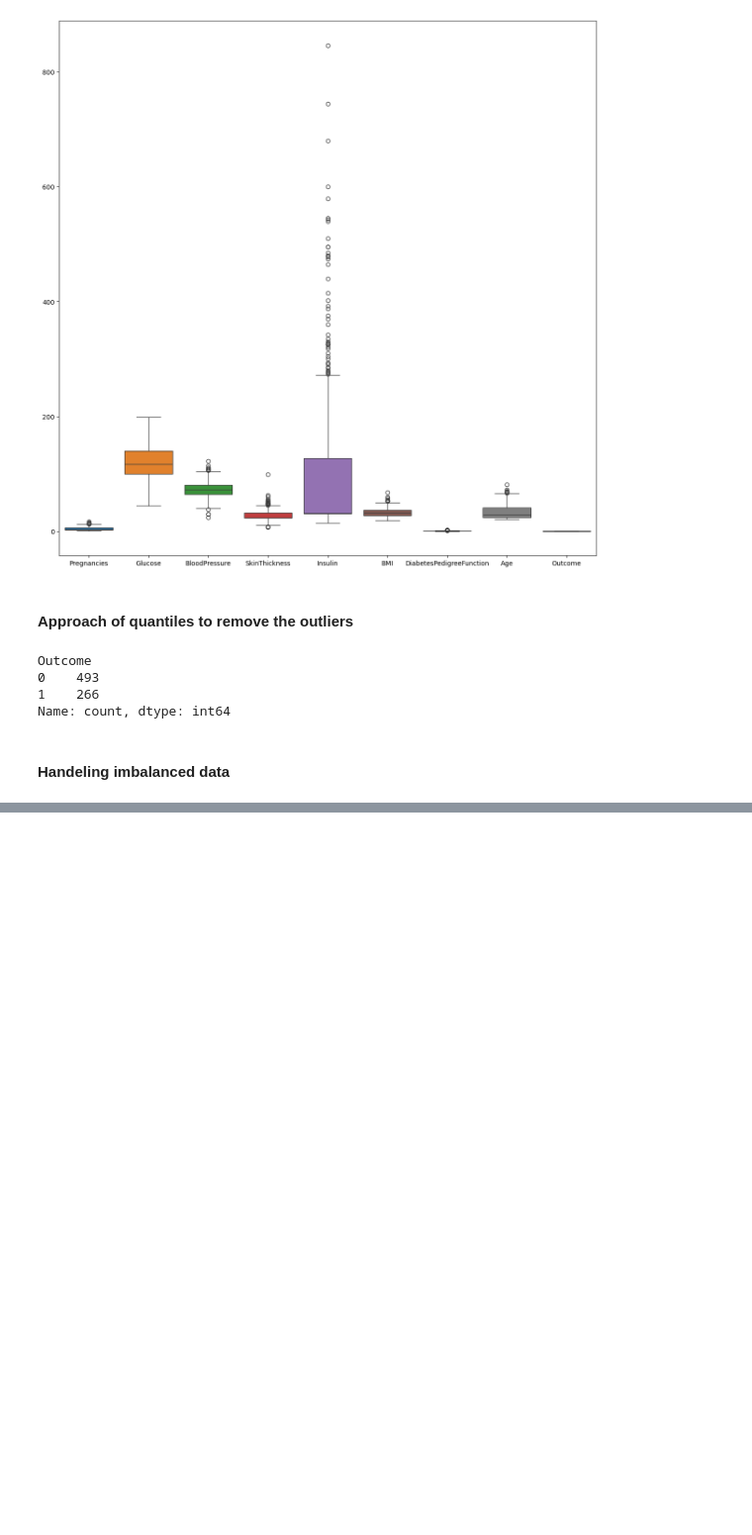
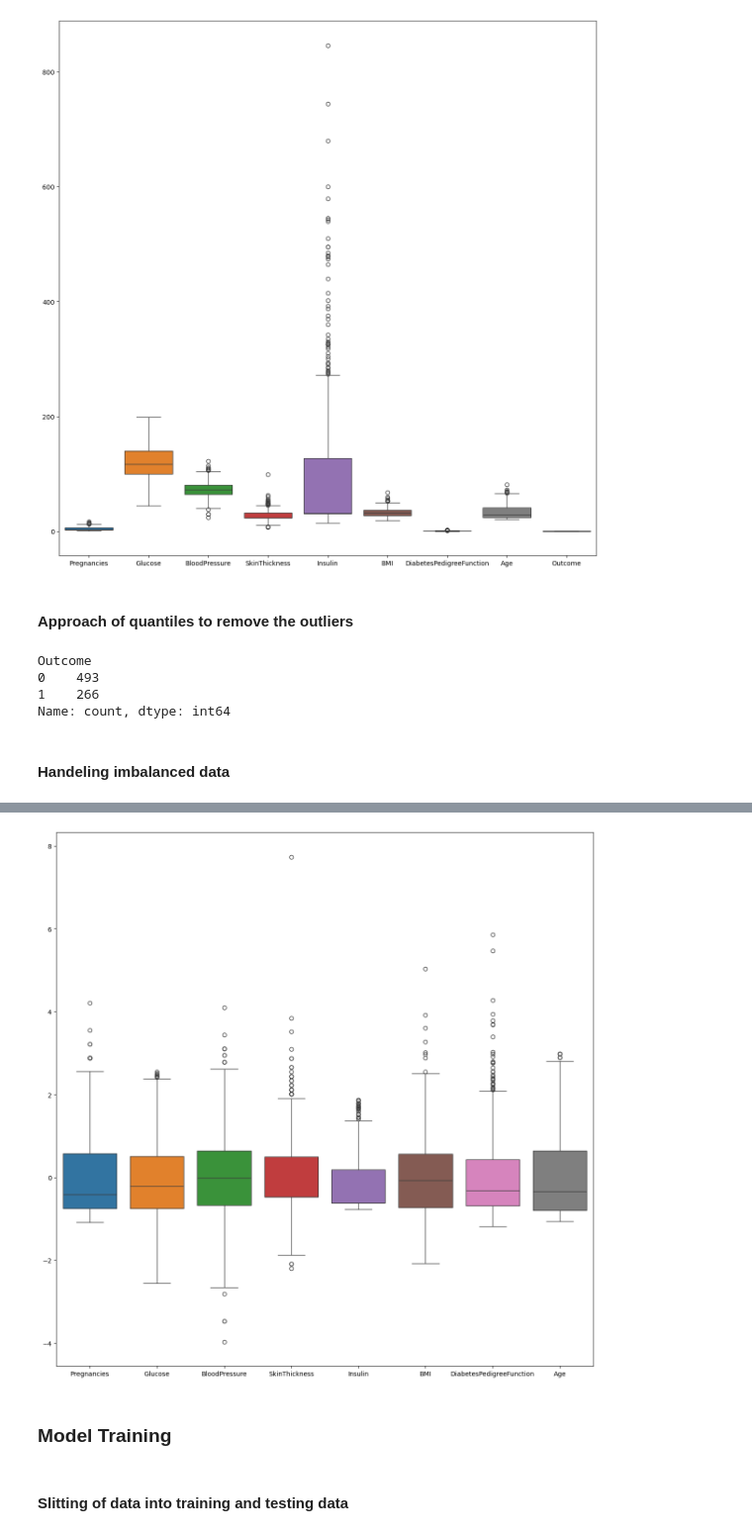
Before and after one commit to AkshanshSingh2002/Complete-Machine-Learning-Data-Science-Course-Machine-Learning-, a Jupyter notebook: Supervised Learning/Predictive analysis in diabetes.ipynb, the cells around one changed output, grey strips where cells are left out. Shown at 99% size. Saved outputs shown, nothing was run; the diff lists cells and outputs as text; code cells hidden in the pictures; blank space fills up the shorter version.

```diff
--- a/Supervised Learning/Predictive analysis in diabetes.ipynb
+++ b/Supervised Learning/Predictive analysis in diabetes.ipynb
@@ -186,0 +189,19 @@ plt.show()
+# %%
+X_scaled.reset_index(drop=True, inplace=True)
+y_no_outliers.reset_index(drop=True, inplace=True)
+
+## Quantiles
+q = X_scaled['Insulin'].quantile(.95)
+mask = X_scaled['Insulin'] < q
+dataNew = X_scaled[mask]
+y_no_outliers = y_no_outliers[mask]
+# %%
+fig, ax = plt.subplots(figsize=(15, 15))
+sns.boxplot(data=dataNew, ax=ax)
+plt.show()
+# %% [output]
+[figure, added]
+# %% [markdown]
+### Model Training
+# %% [markdown]
+#### Slitting  of data into training and testing data
```
Also changed, not shown: parts of 14 cells of this notebook, 1 other file.
